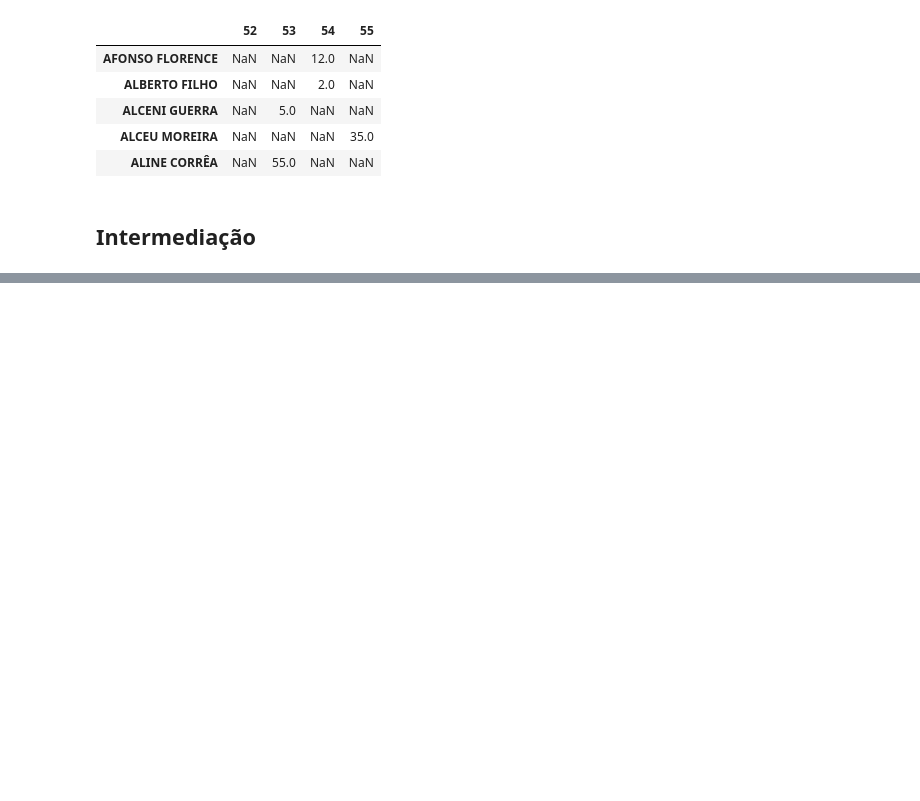
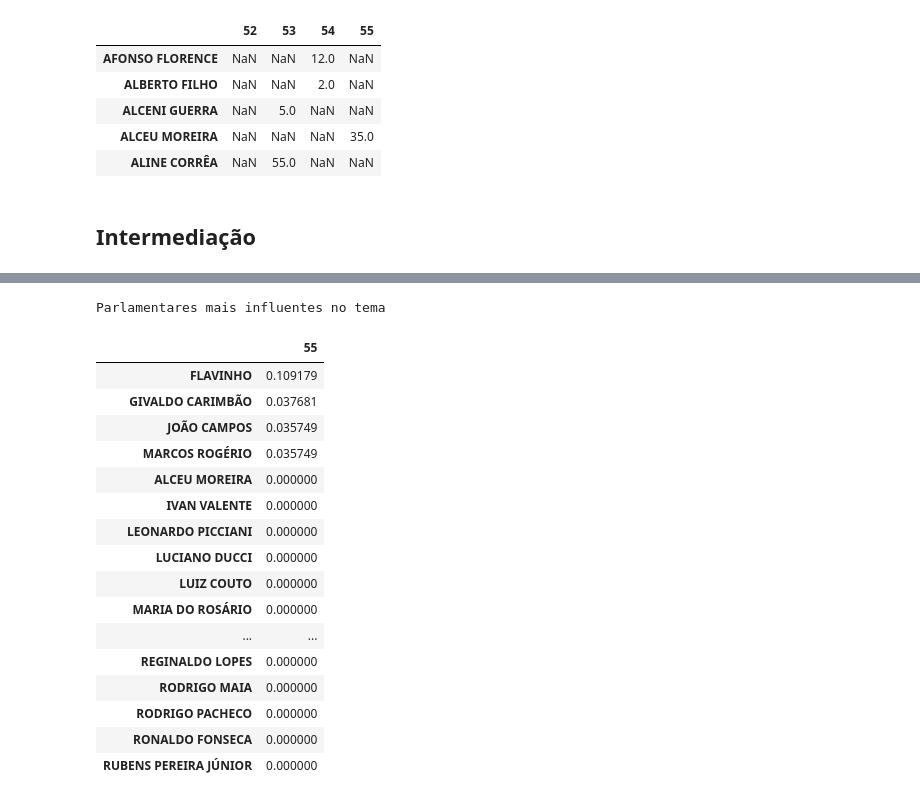
Before and after one commit to fernandascovino/rede-interesses-aborto, a Jupyter notebook: up-rede-interesses-aborto.ipynb, the cells around one changed output, grey strips where cells are left out. Saved outputs shown, nothing was run; the diff lists cells and outputs as text; code cells hidden in the pictures; blank space fills up the shorter version.

```diff
--- a/up-rede-interesses-aborto.ipynb
+++ b/up-rede-interesses-aborto.ipynb
@@ -502,0 +508,22 @@ a = nx.betweenness_centrality(Graphs[53])
+# %%
+print('Parlamentares mais influentes no tema')
+result[1].head(20)
+# %% [output]
+Parlamentares mais influentes no tema
+|  | 55 |
+| FLAVINHO | 0.109179 |
+| GIVALDO CARIMBÃO | 0.037681 |
+| JOÃO CAMPOS | 0.035749 |
+| MARCOS ROGÉRIO | 0.035749 |
+| ALCEU MOREIRA | 0.000000 |
+| IVAN VALENTE | 0.000000 |
+| LEONARDO PICCIANI | 0.000000 |
+| LUCIANO DUCCI | 0.000000 |
+| LUIZ COUTO | 0.000000 |
+| MARIA DO ROSÁRIO | 0.000000 |
+| ... | ... |
+| REGINALDO LOPES | 0.000000 |
+| RODRIGO MAIA | 0.000000 |
+| RODRIGO PACHECO | 0.000000 |
+| RONALDO FONSECA | 0.000000 |
+| RUBENS PEREIRA JÚNIOR | 0.000000 |
```
Also changed, not shown: parts of 19 cells of this notebook.
